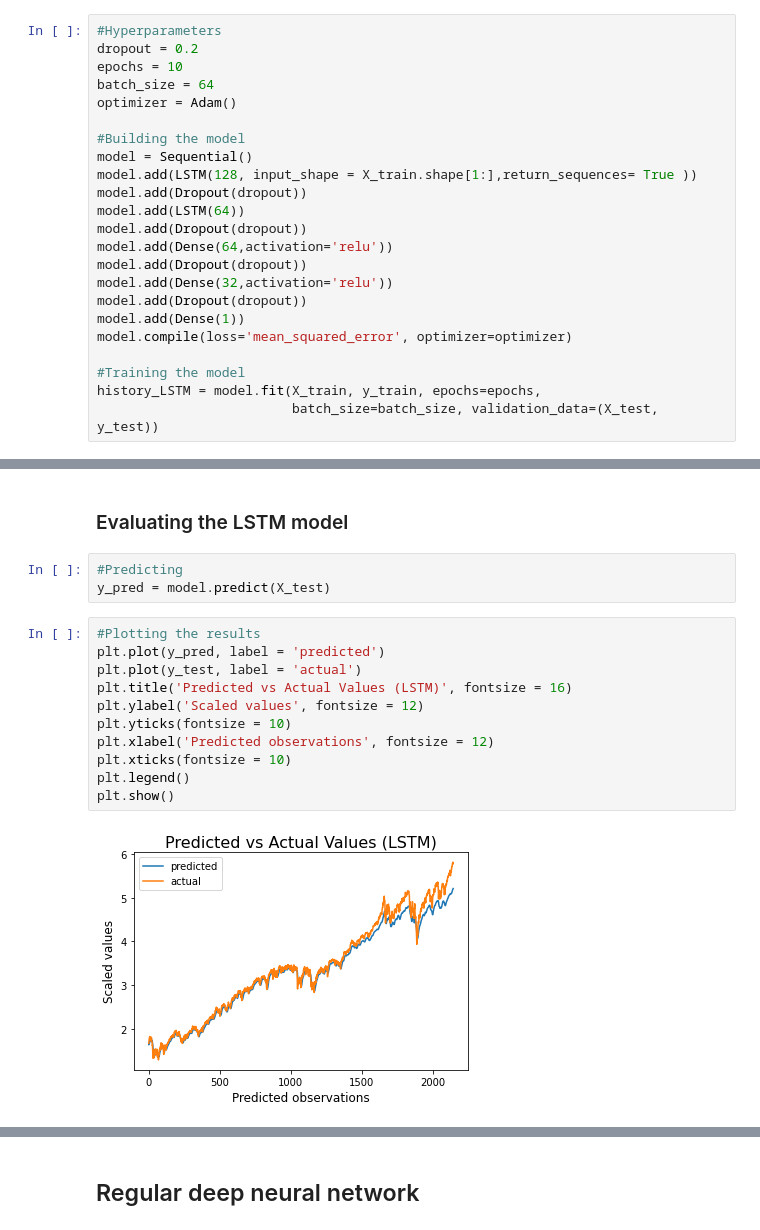
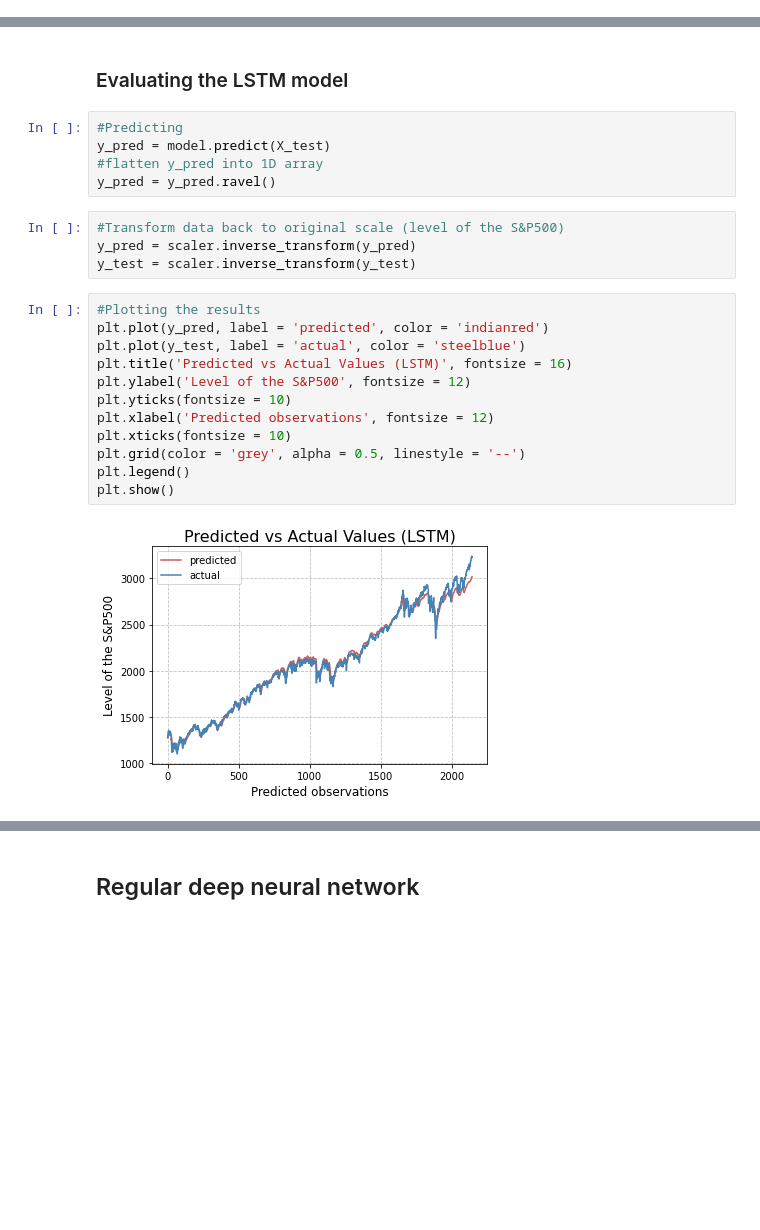
Before and after one commit to 1pierre1/ML-for-Finance, a Jupyter notebook: S&P500Prediction.ipynb, the cells around one changed output, grey strips where cells are left out. Saved outputs shown, nothing was run; the diff lists cells and outputs as text; blank space fills up the shorter version.

```diff
--- a/S&P500Prediction.ipynb
+++ b/S&P500Prediction.ipynb
@@ -175,23 +223,0 @@ for step in range(num_steps_test):
-# %%
-#Hyperparameters
-dropout = 0.2
-epochs = 10
-batch_size = 64
-optimizer = Adam()
-
-#Building the model
-model = Sequential()
-model.add(LSTM(128, input_shape = X_train.shape[1:],return_sequences= True ))
-model.add(Dropout(dropout))
-model.add(LSTM(64))
-model.add(Dropout(dropout))
-model.add(Dense(64,activation='relu'))
-model.add(Dropout(dropout))
-model.add(Dense(32,activation='relu'))
-model.add(Dropout(dropout))
-model.add(Dense(1))
-model.compile(loss='mean_squared_error', optimizer=optimizer)
-
-#Training the model
-history_LSTM = model.fit(X_train, y_train, epochs=epochs,
-                         batch_size=batch_size, validation_data=(X_test, y_test))
@@ -221,18 +246,25 @@ Epoch 10/10
 # %%
 #Predicting
 y_pred = model.predict(X_test)
+#flatten y_pred into 1D array
+y_pred = y_pred.ravel()
+# %%
+#Transform data back to original scale (level of the S&P500)
+y_pred = scaler.inverse_transform(y_pred)
+y_test = scaler.inverse_transform(y_test)
 # %%
 #Plotting the results
-plt.plot(y_pred, label = 'predicted')
-plt.plot(y_test, label = 'actual')
+plt.plot(y_pred, label = 'predicted', color = 'indianred')
+plt.plot(y_test, label = 'actual', color = 'steelblue')
 plt.title('Predicted vs Actual Values (LSTM)', fontsize = 16)
-plt.ylabel('Scaled values', fontsize = 12)
+plt.ylabel('Level of the S&P500', fontsize = 12)
 plt.yticks(fontsize = 10)
 plt.xlabel('Predicted observations', fontsize = 12)
 plt.xticks(fontsize = 10)
+plt.grid(color = 'grey', alpha = 0.5, linestyle = '--')
 plt.legend()
 plt.show()
 # %% [output]
-[figure, old version]
+[figure, new version]
 # %%
 #Plotting the loss function
```
Also changed, not shown: parts of 45 cells of this notebook.
